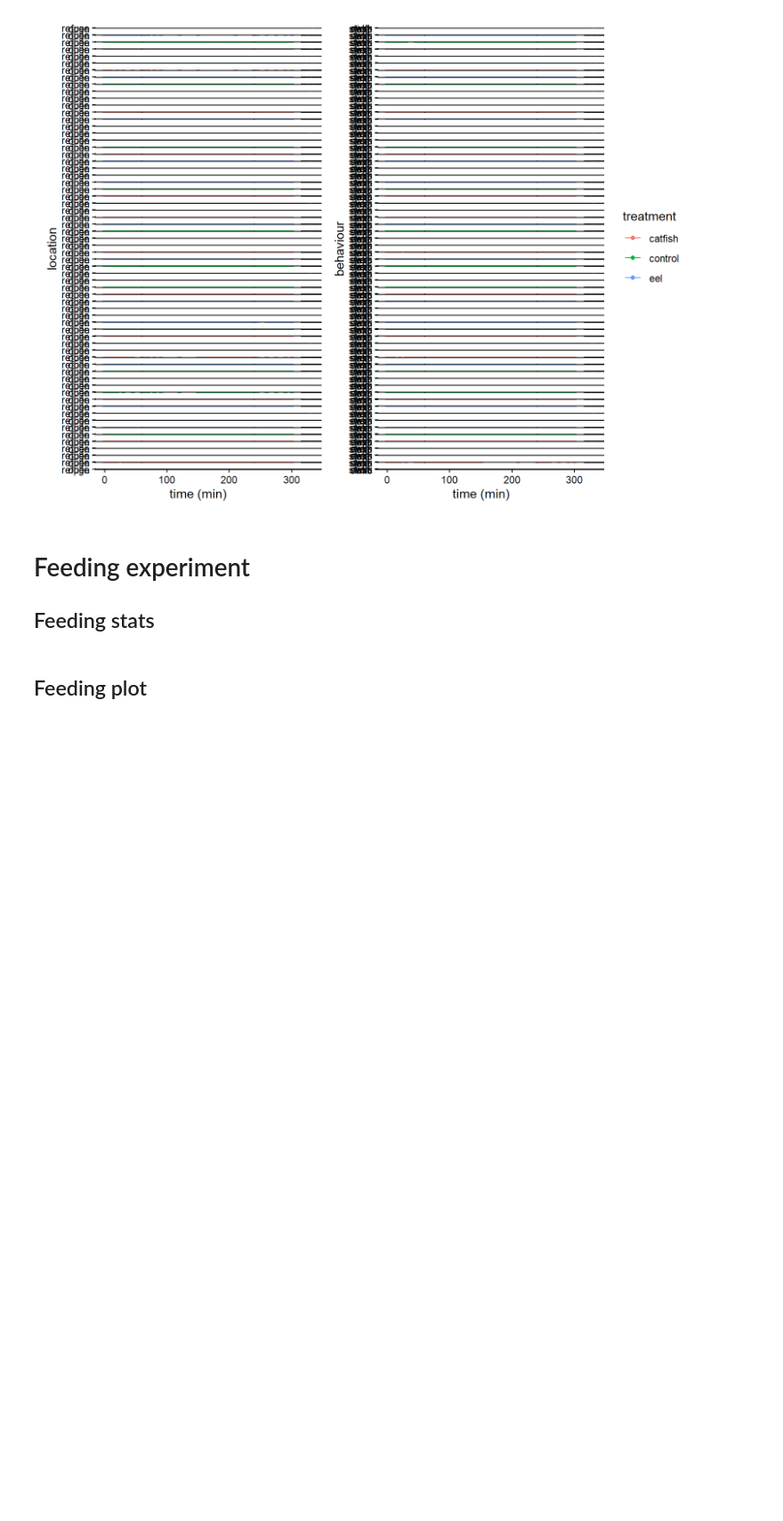
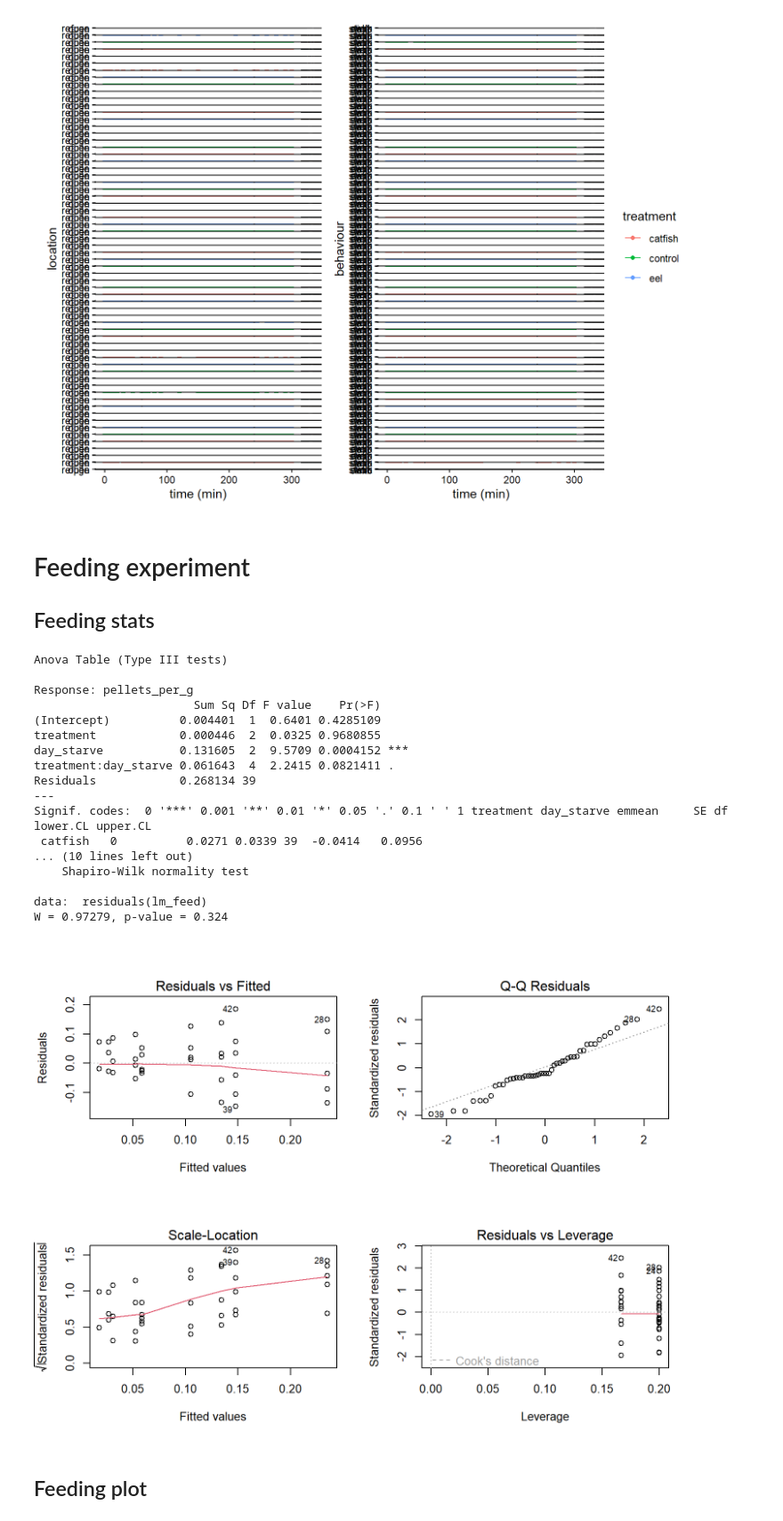
Before and after one commit to OlivierRaven/NCE_Koura_catfish, a Jupyter notebook: docs/analysis.embed.ipynb, the cells around one changed output. Shown at 89% size. Cells and saved outputs as stored; diff of their text form; code cells hidden in the pictures; blank space fills up the shorter version.

```diff
--- a/_manuscript/analysis.out.ipynb
+++ b/docs/analysis.embed.ipynb
@@ -449,6 +469,8 @@ p_loc_time + p_beh_time
 
 ## Feeding stats
 # %%
+#| label: feeding-stats
+#| include: false
 
 df_feeding <- df_Feeding_raw %>%
   filter(round != 1) %>%
@@ -457,39 +479,53 @@ df_feeding <- df_Feeding_raw %>%
     koura_id = as.factor(koura_id),
     treatment = as.factor(treatment),
     day_starve = as.factor(day_starve))
 
 # Linear model
 lm_feed <- lm(pellets_per_g ~ treatment * day_starve, data = df_feeding)
 
 # extract p-values for inline reporting
 anova_feed <- Anova(lm_feed, type = "III")
 p_treatment    <- round(anova_feed["treatment", "Pr(>F)"], 3)
 p_day_starve   <- round(anova_feed["day_starve", "Pr(>F)"], 4)
 p_interaction  <- round(anova_feed["treatment:day_starve", "Pr(>F)"], 3)
 p_shapiro_feed <- round(shapiro.test(residuals(lm_feed))$p.value, 3)
 
 # emmeans for inline values
 emm_feed_df <- as.data.frame(emmeans(lm_feed, ~ treatment * day_starve)) %>%
   mutate(across(where(is.numeric), round, 3))
 
 get_emm <- function(trt, starve) {
   emm_feed_df %>%
     filter(treatment == trt, day_starve == starve) %>%
     pull(emmean)
 }
 
 get_se <- function(trt, starve) {
   emm_feed_df %>%
     filter(treatment == trt, day_starve == starve) %>%
     pull(SE)
 }
 
-#Anova(lm_feed, type = "III")
-#emmeans(lm_feed, ~ treatment * day_starve)
-#shapiro.test(residuals(lm_feed))
-#par(mfrow = c(2, 2))
-#plot(lm_feed)
-#par(mfrow = c(1, 1))
+Anova(lm_feed, type = "III")
+# %% [output]
+Anova Table (Type III tests)
+
+Response: pellets_per_g
+                       Sum Sq Df F value    Pr(>F)
+(Intercept)          0.004401  1  0.6401 0.4285109
+treatment            0.000446  2  0.0325 0.9680855
+day_starve           0.131605  2  9.5709 0.0004152 ***
+treatment:day_starve 0.061643  4  2.2415 0.0821411 .
+Residuals            0.268134 39
+---
+Signif. codes:  0 '***' 0.001 '**' 0.01 '*' 0.05 '.' 0.1 ' ' 1 treatment day_starve emmean     SE df lower.CL upper.CL
+ catfish   0          0.0271 0.0339 39  -0.0414   0.0956
+... (10 lines left out)
+    Shapiro-Wilk normality test
+
+data:  residuals(lm_feed)
+W = 0.97279, p-value = 0.324
+[figure, added]
 # %% [markdown]
 ## Feeding plot
 # %%
```
Also changed, not shown: parts of 9 cells of this notebook, 31 other files.
